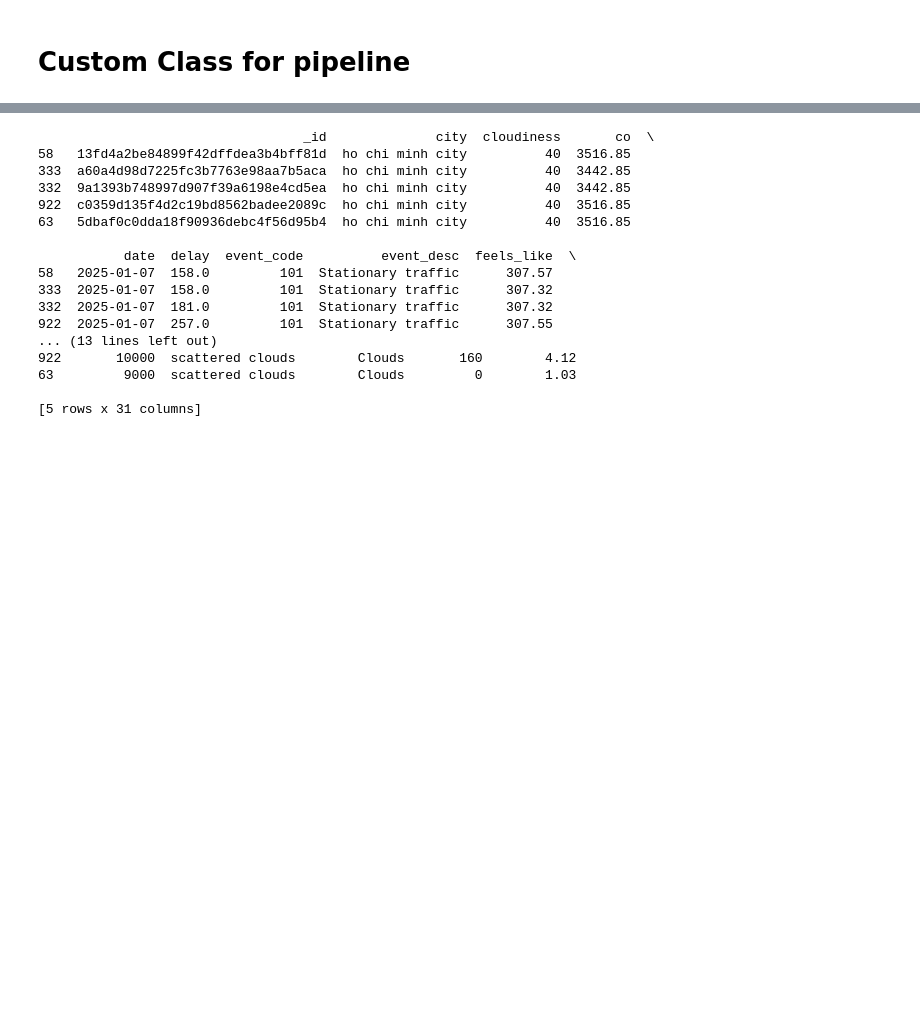
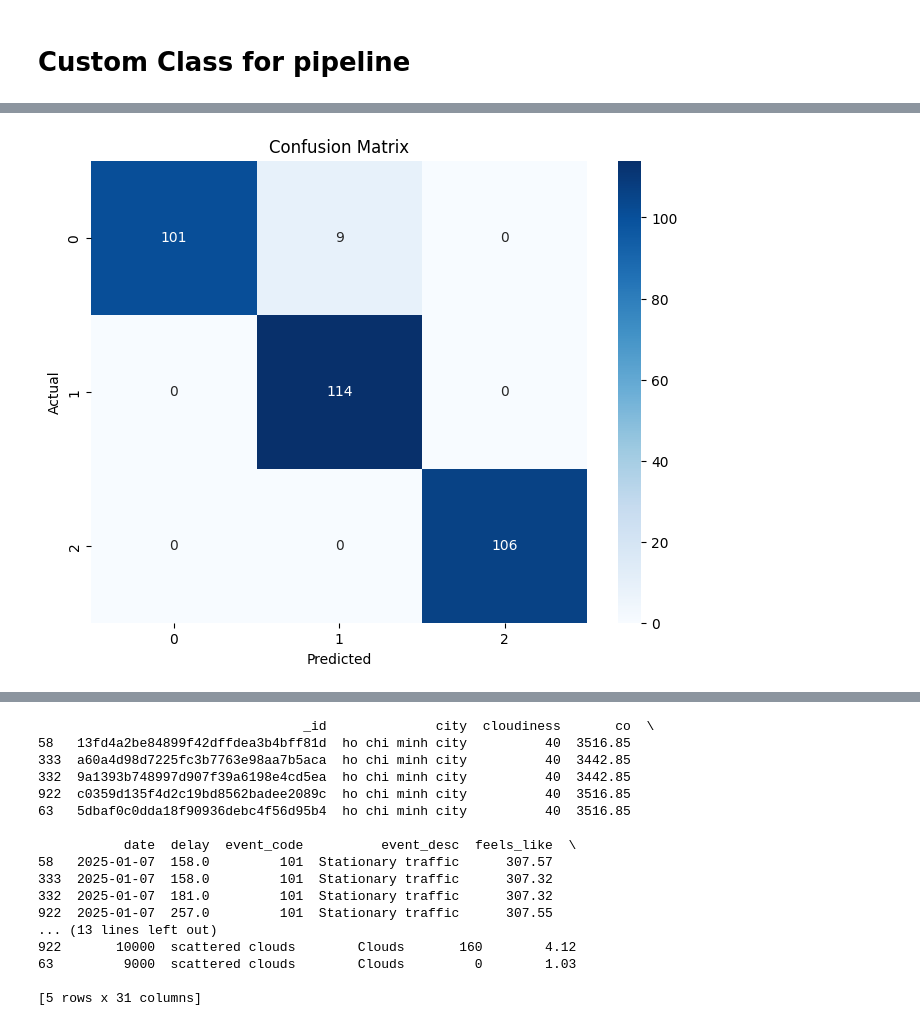
Before and after one commit to OnlyUsePascal/EEET2574-Asm3, a Jupyter notebook: training/DataInspection.ipynb, the cells around one changed output, grey strips where cells are left out. Cells and saved outputs as stored; diff of their text form; code cells hidden in the pictures; blank space fills up the shorter version.

```diff
--- a/training/DataInspection.ipynb
+++ b/training/DataInspection.ipynb
@@ -235,7 +258,7 @@ Index(['city', 'date', 'event_desc', 'hour', 'minute', 'weather_desc',
 from scipy.stats import f_oneway
 
 grouped_data = {
-    col: df_temp.groupby(col)['pm2_5'].apply(list)
+    col: df_temp.groupby(col)[''].apply(list)
     for col in categorical_cols
 }
 
@@ -515,39 +439,14 @@ class RobustScalerTransformer:
 # %%
-# from sklearn.preprocessing import LabelEncoder
-# class CustomLabelEncoder:
-
-#     columns_to_encode = ['city', 'weather_desc']
-
-#     def __init__(self):
-#         self.label_encoders = {}
-
-#     def fit(self, X, y=None):
-#         for col in self.columns_to_encode:
-#             le = LabelEncoder()
-#             le.fit(X[col])
-#             self.label_encoders[col] = le
-#         return self
-
-#     def transform(self, X, y=None):
-#         X = X.copy()
-#         for col, le in self.label_encoders.items():
-#             X[col] = le.transform(X[col])
-#         return X
-
-#     def fit_transform(self, X, y=None):
-#         self.fit(X)
-#         return self.transform(X)
-
+from sklearn.preprocessing import LabelEncoder
 class CustomLabelEncoder:
 
+    columns_to_encode = ['city', 'weather_desc','pollution_level']
+
     def __init__(self):
-        self.columns_to_encode = ['city', 'weather_desc']
         self.label_encoders = {}
 
     def fit(self, X, y=None):
         for col in self.columns_to_encode:
-            if col not in X.columns:
-                raise ValueError(f"Column '{col}' is not in the DataFrame.")
             le = LabelEncoder()
             le.fit(X[col])
             self.label_encoders[col] = le
@@ -556,12 +455,7 @@ class CustomLabelEncoder:
     def transform(self, X, y=None):
         X = X.copy()
         for col, le in self.label_encoders.items():
-            if col not in X.columns:
-                raise ValueError(f"Column '{col}' is not in the DataFrame.")
-            # Use a dictionary for faster lookup
-            label_mapping = {label: idx for label, idx in zip(le.classes_, range(len(le.classes_)))}
-            # print(f"Label Mapping for {col}: {label_mapping}")
-            X[col] = X[col].map(lambda x: label_mapping.get(x, -1))
+            X[col] = le.transform(X[col])
         return X
 
     def fit_transform(self, X, y=None):
@@ -701,7 +674,7 @@ data_processing_pipeline = Pipeline(steps=[
     ('feature_selector', FeatureSelector()),
 ])
 
-raw_data = df.copy()
+raw_data = df_upsampled.copy()
 # Split raw data into train and test sets (80% train, 20% test)
 df_train, df_test = train_test_split(raw_data, test_size=0.2, random_state=42)
 # %%
@@ -770,3 +772,7 @@ Note: you may need to restart the kernel to use updated packages.
+# %%
+plot_confusion_matrix(logistic_regression, final_df_test)
+# %% [output]
+[figure, added]
 # %%
 import dill
 import tarfile
```
Also changed, not shown: parts of 36 cells of this notebook, 6 other files.
